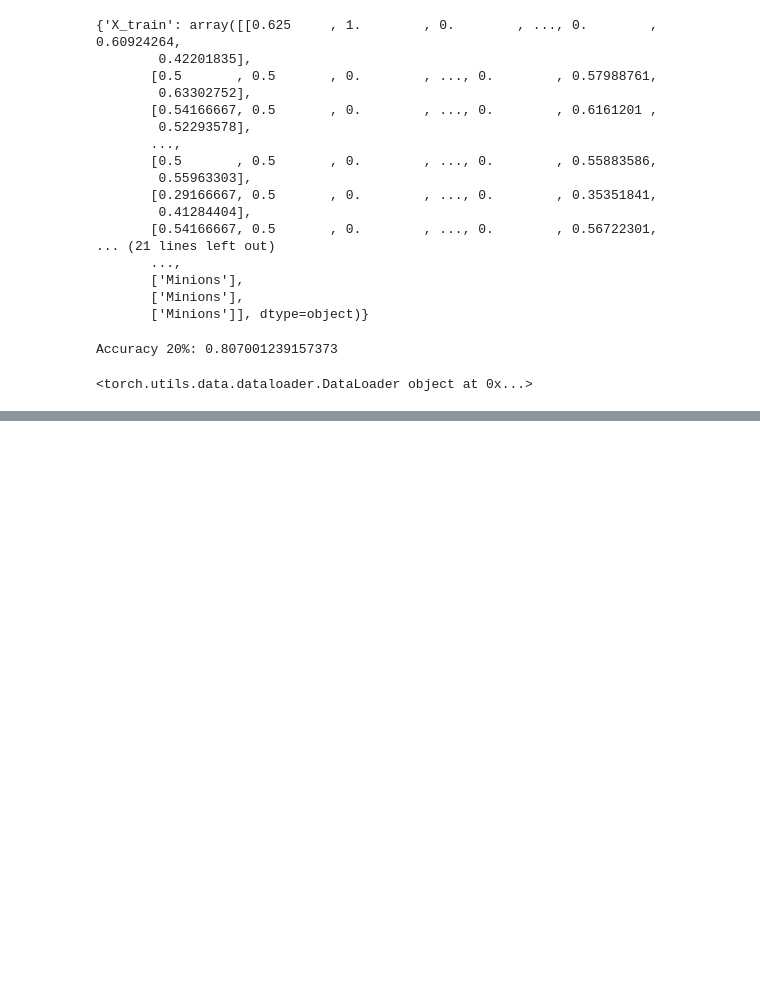
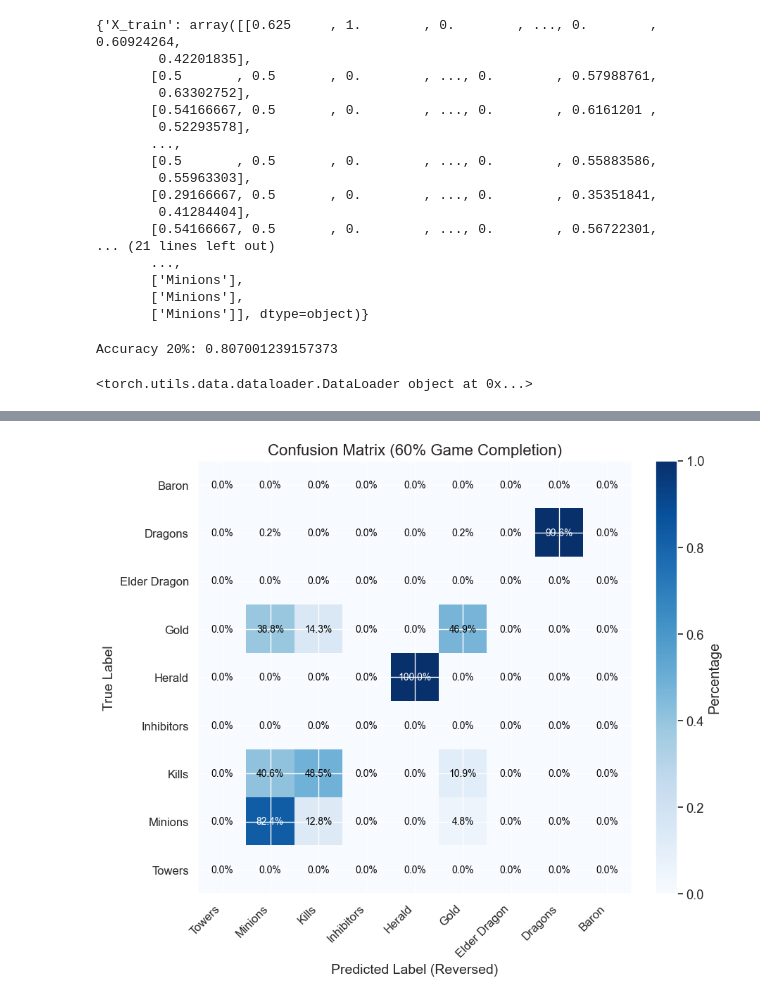
Before and after one commit to slwalley/league_of_legends_predictions, a Jupyter notebook: lol.ipynb, the cells around one changed output, grey strips where cells are left out. Drawn from its saved outputs; the diff is of its cells as text; code cells hidden in the pictures; blank space fills up the shorter version.

Commit message:
starting confusion  matrix

```diff
--- a/lol.ipynb
+++ b/lol.ipynb
@@ -247,7 +247,7 @@ train_test_dict = {
 
 for i, subset in enumerate(subsets):
     current_data = processed_datasets[subset]
-    current_gold = gold_labels[subset]
+    current_gold = gold_labels_final[subset]
 
     data_array = np.array(current_data)
     gold_array = np.array(current_gold)
@@ -356,7 +397,12 @@ test_loader_20 = tensor_data['20']['test_loader']
 import torch
 import torch.nn as nn
 from torch.optim import Adam
-from sklearn.metrics import accuracy_score
+from sklearn.metrics import (
+    accuracy_score,
+    precision_recall_fscore_support,
+    confusion_matrix,
+    classification_report
+)
 
 class GoldLabelRNN(nn.Module):
     def __init__(self, input_size, hidden_size, num_classes, num_layers=1):
@@ -390,8 +436,8 @@ def train_model(train_loader, test_loader, input_size, num_classes, device='cpu'
     # Hyperparameters
     hidden_size = 128
     num_layers = 4
-    learning_rate = 0.05
-    num_epochs = 50
+    learning_rate = 0.001
+    num_epochs = 5
 
     # Initialize model
     model = GoldLabelRNN(input_size, hidden_size, num_classes, num_layers).to(device)
@@ -444,34 +490,54 @@ def train_model(train_loader, test_loader, input_size, num_classes, device='cpu'
 
     return model
 
-# Example usage
 if __name__ == "__main__":
     # Get processed data
     tensor_data = prepare_rnn_data(train_test_dict, batch_size=64)
 
-    # Select a subset (e.g., 20% completion data)
-    subset = '60'
-    train_loader = tensor_data[subset]['train_loader']
-    test_loader = tensor_data[subset]['test_loader']
-    label_encoder = tensor_data[subset]['label_encoder']
+    for key in train_test_dict.keys():
+        train_loader = tensor_data[key]['train_loader']
+        test_loader = tensor_data[key]['test_loader']
+        label_encoder = tensor_data[key]['label_encoder']
 
-    # Determine model parameters
-    input_size = train_test_dict[subset]['X_train'].shape[1]  # Number of features
-    num_classes = len(label_encoder.classes_)
+        # Determine model parameters
+        input_size = train_test_dict[key]['X_train'].shape[1]  # Number of features
+        num_classes = len(label_encoder.classes_)
 
-    # Train model
-    device = torch.device('cuda' if torch.cuda.is_available() else 'cpu')
-    model = train_model(train_loader, test_loader, input_size, num_classes, device)
+        # Train model
+        device = torch.device('cuda' if torch.cuda.is_available() else 'cpu')
+        model = train_model(train_loader, test_loader, input_size, num_classes, device)
 
-    # Example prediction
-    sample_batch, _ = next(iter(test_loader))
-    sample_batch = sample_batch.to(device)
+        # Full evaluation
+        model.eval()
+        all_preds = []
+        all_true = []
 
-    with torch.no_grad():
-        model.eval()
-        predictions = model(sample_batch)
-        _, predicted_labels = torch.max(predictions, 1)
+        with torch.no_grad():
+            for X, y in test_loader:
+                X, y = X.to(device), y.to(device)
+                outputs = model(X)
+                _, preds = torch.max(outputs, 1)
+                all_preds.extend(preds.cpu().numpy())
+                all_true.extend(y.cpu().numpy())
 
-    print("\nSample predictions:")
-    print("Predicted:", label_encoder.inverse_transform(predicted_labels.cpu().numpy()))
+        # Calculate metrics
+        accuracy = accuracy_score(all_true, all_preds)
+        precision, recall, f1, _ = precision_recall_fscore_support(
+            all_true, all_preds, average='weighted', zero_division=0
+        )
+
+        print(f"\nEvaluation for {key}% subset:")
+        print(f"Accuracy: {accuracy:.4f}")
+        print(f"Weighted Precision: {precision:.4f}")
+        print(f"Weighted Recall: {recall:.4f}")
+        print(f"Weighted F1-Score: {f1:.4f}")
+
+        class_names = label_encoder.classes_
+        # Plot confusion matrix
+        plot_confusion_matrix(
+            all_preds,
+            all_true,
+            class_names,
+            title=f'Confusion Matrix ({subset}% Game Completion)'
+        )
 # %% [output]
@@ -494,0 +549 @@ Train Loss: 1.1132, Val Loss: 1.1094, Val Acc: 0.5386
+[figure, added]
```
Also changed, not shown: parts of 3 cells of this notebook.
